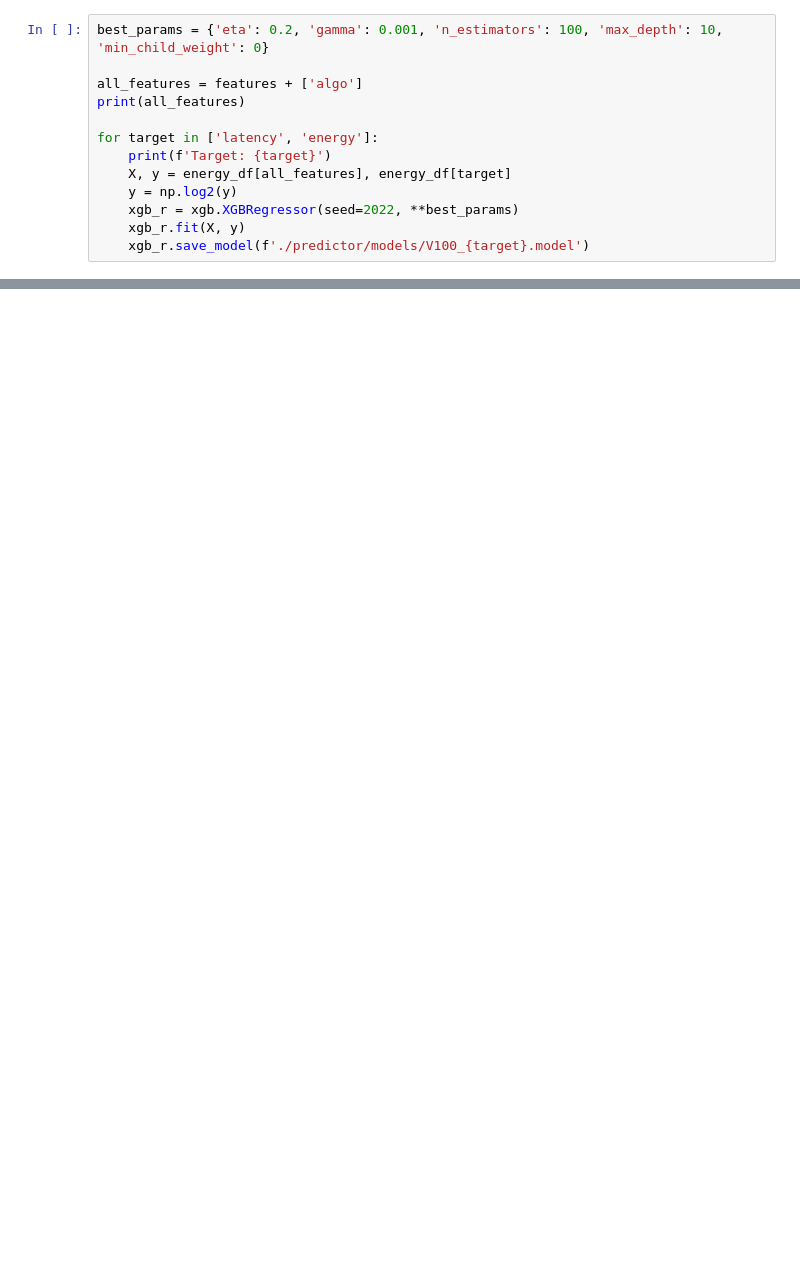
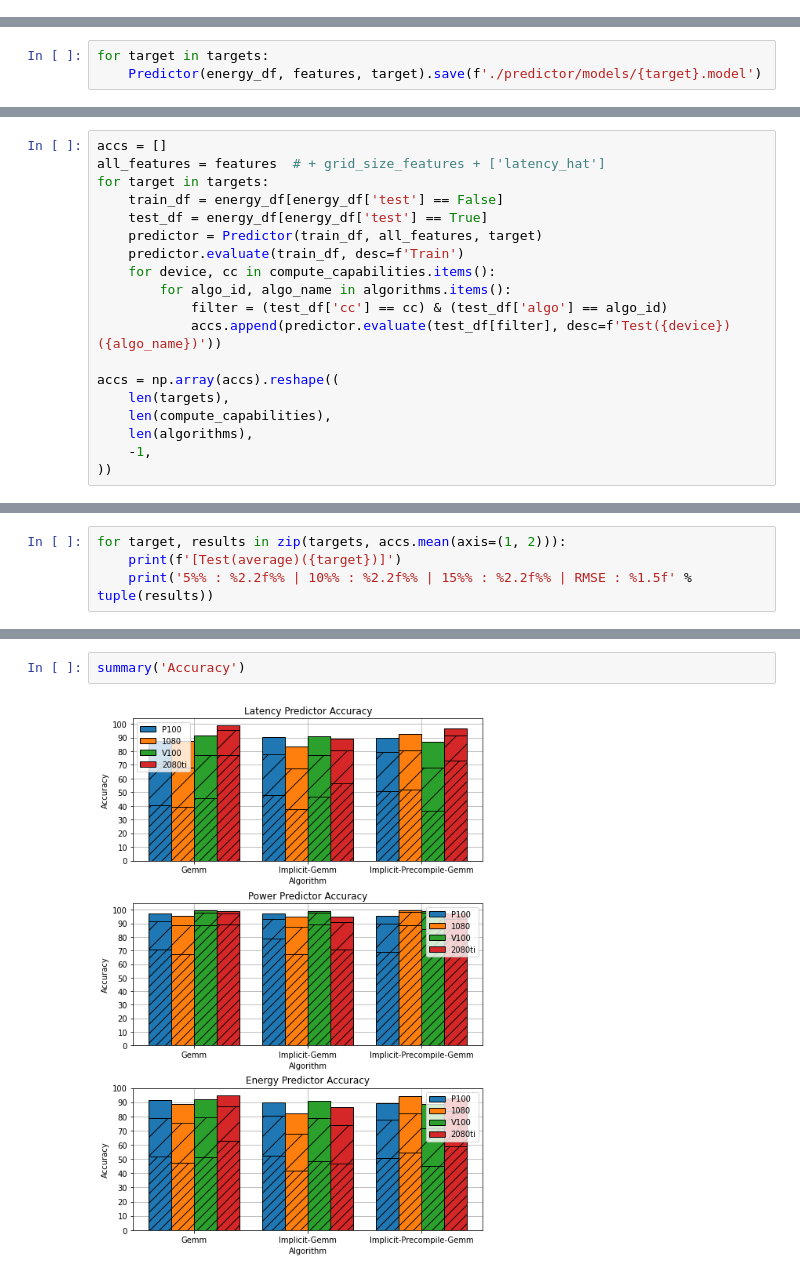
Before and after one commit to Starmys/CUDAKernelEnergyPredictor, a Jupyter notebook: test_predictor.ipynb, the cells around one changed output, grey strips where cells are left out. Drawn from its saved outputs; the diff is of its cells as text; blank space fills up the shorter version.

Commit message:
update predictor on 4 devices

```diff
--- a/test_predictor.ipynb
+++ b/test_predictor.ipynb
@@ -183,13 +141,0 @@ Test set shape: 19292
-# %%
-best_params = {'eta': 0.2, 'gamma': 0.001, 'n_estimators': 100, 'max_depth': 10, 'min_child_weight': 0}
-
-all_features = features + ['algo']
-print(all_features)
-
-for target in ['latency', 'energy']:
-    print(f'Target: {target}')
-    X, y = energy_df[all_features], energy_df[target]
-    y = np.log2(y)
-    xgb_r = xgb.XGBRegressor(seed=2022, **best_params)
-    xgb_r.fit(X, y)
-    xgb_r.save_model(f'./predictor/models/V100_{target}.model')
@@ -251,0 +152,3 @@ Features: ['in_channels', 'out_channels', 'kernel_size', 'stride', 'groups', 'hw
+# %%
+for target in targets:
+    Predictor(energy_df, features, target).save(f'./predictor/models/{target}.model')
@@ -251,0 +159,19 @@ Features: ['in_channels', 'out_channels', 'kernel_size', 'stride', 'groups', 'hw
+# %%
+accs = []
+all_features = features  # + grid_size_features + ['latency_hat']
+for target in targets:
+    train_df = energy_df[energy_df['test'] == False]
+    test_df = energy_df[energy_df['test'] == True]
+    predictor = Predictor(train_df, all_features, target)
+    predictor.evaluate(train_df, desc=f'Train')
+    for device, cc in compute_capabilities.items():
+        for algo_id, algo_name in algorithms.items():
+            filter = (test_df['cc'] == cc) & (test_df['algo'] == algo_id)
+            accs.append(predictor.evaluate(test_df[filter], desc=f'Test({device})({algo_name})'))
+
+accs = np.array(accs).reshape((
+    len(targets),
+    len(compute_capabilities),
+    len(algorithms),
+    -1,
+))
@@ -251,0 +196,4 @@ Features: ['in_channels', 'out_channels', 'kernel_size', 'stride', 'groups', 'hw
+# %%
+for target, results in zip(targets, accs.mean(axis=(1, 2))):
+    print(f'[Test(average)({target})]')
+    print('5%% : %2.2f%% | 10%% : %2.2f%% | 15%% : %2.2f%% | RMSE : %1.5f' % tuple(results))
@@ -299,0 +233,4 @@ Text(0.5, 1.0, 'Energy Predictor RMSE on V100')
+# %%
+summary('Accuracy')
+# %% [output]
+[figure, added]
```
Also changed, not shown: parts of 18 cells of this notebook, 7 other files.
